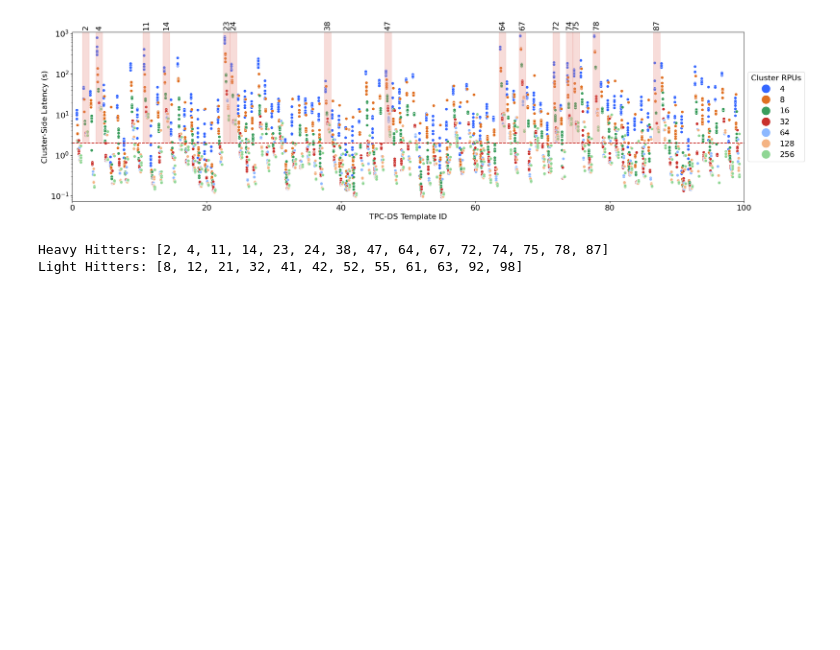
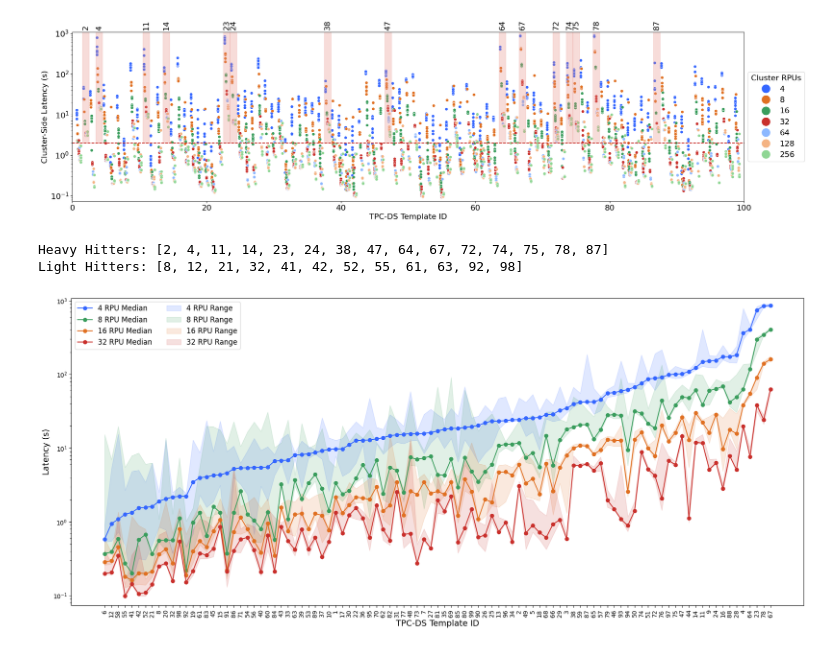
Before and after one commit to mmarkakis/autoslo, a Jupyter notebook: experiments/01_benchmarking_workload_analysis/heavy_hitters.ipynb, the cells around one changed output. Cells and saved outputs as stored; diff of their text form; code cells hidden in the pictures; blank space fills up the shorter version.

```diff
--- a/experiments/01_benchmarking_workload_analysis/heavy_hitters.ipynb
+++ b/experiments/01_benchmarking_workload_analysis/heavy_hitters.ipynb
@@ -464,3 +464,96 @@ with open(os.path.join(pu.get_data_path(), "light_templates.txt"), "w") as f:
 # %% [output]
 Heavy Hitters: [2, 4, 11, 14, 23, 24, 38, 47, 64, 67, 72, 74, 75, 78, 87]
 Light Hitters: [8, 12, 21, 32, 41, 42, 52, 55, 61, 63, 92, 98]
+# %%
+# Create a 2x2 grid of plots, where each is for 4, 8, 16 or 32 RPUs.
+# Have each subplot be a box plot, where each box is a different query template,
+# and the y axis is the latency in log scale. Order the boxes in each subplot by
+# median latency, on 32 RPUs, and use the same order for all subplots. Also, use
+# the same y axis limits for all subplots, and make sure they are large enough
+# to show the differences between templates.
+
+import matplotlib.pyplot as plt
+import seaborn as sns
+
+fig, ax = plt.subplots(1, 1, figsize=(18, 8), sharey=True, sharex=True)
+
+color_map = {
+    4: Palette.dark_blue,
+    8: Palette.dark_green,
+    16: Palette.dark_orange,
+    32: Palette.dark_red,
+}
+template_order = (
+    full_df[full_df["rpu"] == 4]
+    .groupby("tpcds_template_id")["latency_s"]
+    .median()
+    .sort_values()
+    .index
+)
+for i, rpu in enumerate(color_map.keys()):
+    subset = full_df[full_df["rpu"] == rpu]
+
+    # Just plot the median, min and max per template as separate line plots.
+    median_df = (
+        subset.groupby("tpcds_template_id")["latency_s"]
+        .median()
+        .reindex(template_order)
+    )
+    min_df = (
+        subset.groupby("tpcds_template_id")["latency_s"]
+        .min()
+        .reindex(template_order)
+    )
+    max_df = (
+        subset.groupby("tpcds_template_id")["latency_s"]
+        .max()
+        .reindex(template_order)
+    )
+
+    # Treat the template ids as categorical and plot them in the order of the
+    # template_order.
+    x_positions = range(len(template_order))
+    ax.plot(
+        x_positions,
+        median_df.values,
+        label=f"{rpu} RPU Median",
+        color=color_map[rpu],
+        marker='o',
+    )
+    ax.fill_between(
+        x_positions,
+        min_df.values,
+        max_df.values,
+        label=f"{rpu} RPU Range",
+        color=color_map[rpu],
+        alpha=0.15,
+    )
+ax.set_xticks(median_df.index.map(lambda x: template_order.get_loc(x)))
+ax.set_xticklabels(median_df.index, rotation=90)
+ax.set_xlabel("TPC-DS Template ID", fontsize=14)
+ax.set_ylabel("Latency (s)", fontsize=14)
+ax.set_yscale("log")
+
+ax.set_ylim(
+    full_df["latency_s"].min() * 0.8, full_df["latency_s"].max() * 1.2
+)
+
+# Reorder the legend to have the medians first, then the ranges, and make the markers bigger.
+handles, labels = ax.get_legend_handles_labels()
+median_idxs = [i for i in range(len(labels)) if "Median" in labels[i]]
+range_idxs = [i for i in range(len(labels)) if "Range" in labels[i]]
+
+ax.legend(
+    [handles[i] for i in median_idxs] + [handles[i] for i in range_idxs],
+    [labels[i] for i in median_idxs] + [labels[i] for i in range_idxs],
+    loc="upper left",
+    fontsize=12,
+    title_fontsize=12,
+    ncols=2,
+)
+
+
+plt.tight_layout()
+plt.show()
+# %% [output]
+[figure, added]
```
Also changed, not shown: parts of 4 cells of this notebook, 12 other files.
